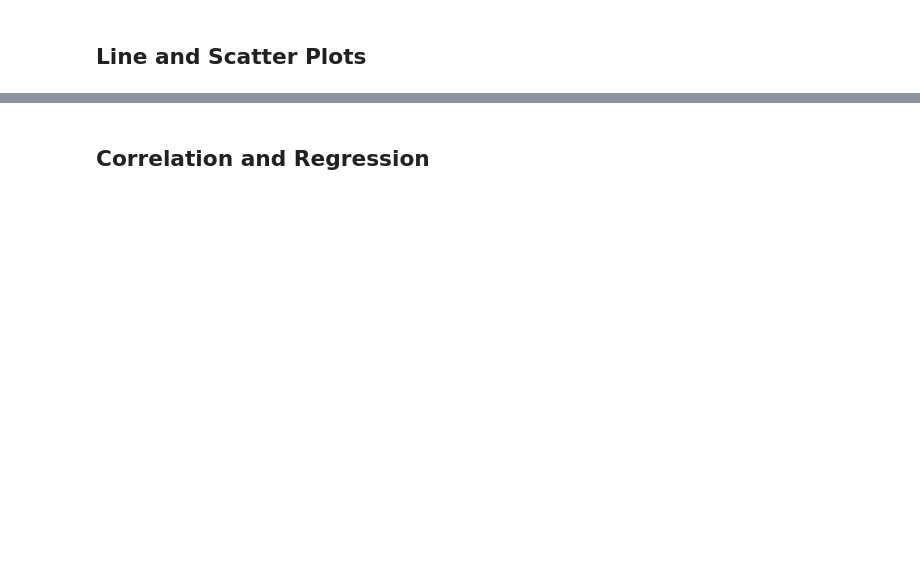
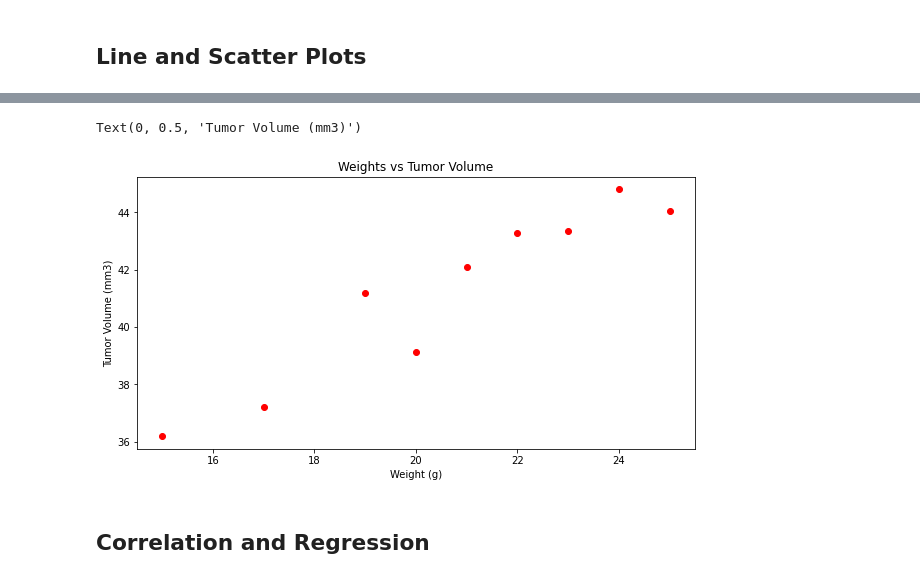
Before and after one commit to luisgoldaracena/matplotlib-challenge, a Jupyter notebook: Homework 5 Matplotlib_Pymaceuticals_pymaceuticals_starter.ipynb, the cells around one changed output, grey strips where cells are left out. Saved outputs shown, nothing was run; the diff lists cells and outputs as text; code cells hidden in the pictures; blank space fills up the shorter version.

```diff
--- a/Homework 5 Matplotlib_Pymaceuticals_pymaceuticals_starter.ipynb
+++ b/Homework 5 Matplotlib_Pymaceuticals_pymaceuticals_starter.ipynb
@@ -194,2 +265,19 @@ plt.title("")
+# %%
+# Generate a scatter plot of mouse weight versus average tumor volume for the Capomulin regimen
+
+weight_df=capomulin_df.groupby("Weight (g)").mean()
+weights=[]
+for weight in weight_df.index:
+    weights.append(weight)
+
+
+plt.figure(figsize=(10,5))
+plt.scatter(weights,weight_df["Tumor Volume (mm3)"],color="r")
+plt.title("Weights vs Tumor Volume")
+plt.xlabel("Weight (g)")
+plt.ylabel("Tumor Volume (mm3)")
+# %% [output]
+Text(0, 0.5, 'Tumor Volume (mm3)')
+[figure, added]
 # %% [markdown]
 ## Correlation and Regression
```
Also changed, not shown: parts of 10 cells of this notebook.
